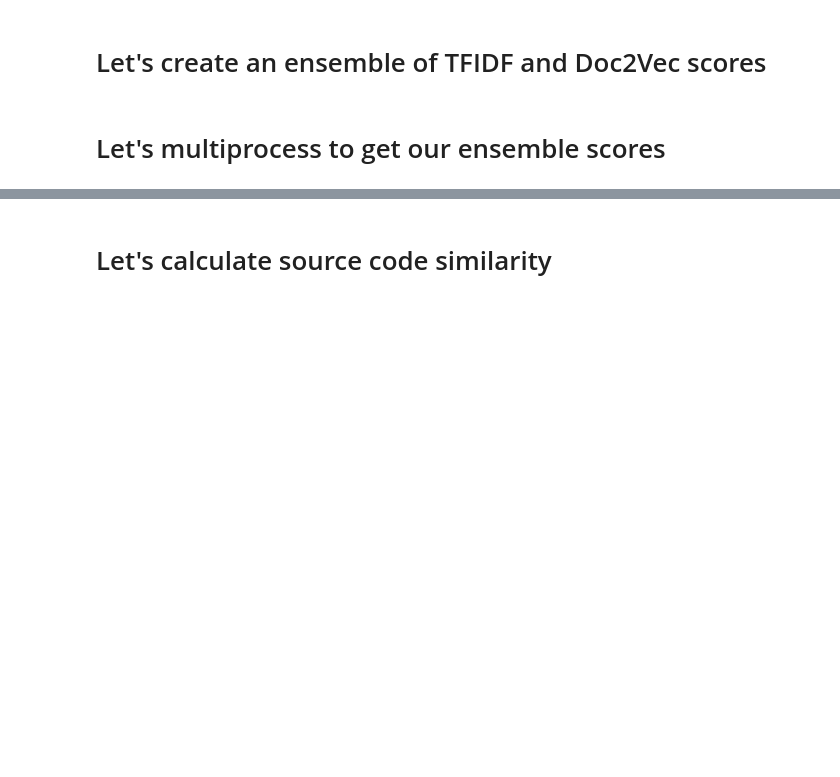
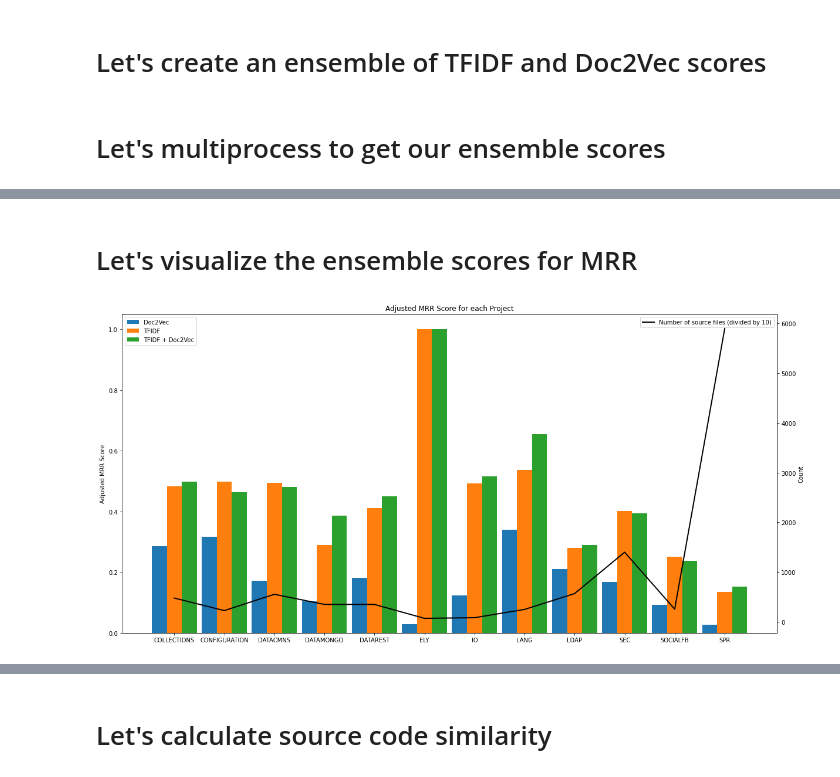
Before and after one commit to Tijunel/ENSF544-FINAL, a Jupyter notebook: Justinas_Tijunelis_ENSF544_Final.ipynb, the cells around one changed output, grey strips where cells are left out. Drawn from its saved outputs; the diff is of its cells as text; code cells hidden in the pictures; blank space fills up the shorter version.

Commit message:
Finished some plotting

```diff
--- a/Justinas_Tijunelis_ENSF544_Final.ipynb
+++ b/Justinas_Tijunelis_ENSF544_Final.ipynb
@@ -1418,0 +1400,38 @@ ValueError: max() arg is an empty sequence
+# %%
+testing_reports['final_scores'] = np.empty((len(testing_reports), 0)).tolist()
+testing_reports['final_scores'] = testing_bug_reports['final_scores']
+create_ensemble(testing_reports)
+# %% [markdown]
+# Let's visualize the ensemble scores for MRR
+# %%
+# Get the bug and source file counts
+bug_report_counts = [(project, len(group)) for project, group in bug_reports.groupby('project')]
+source_file_counts = [(project, len(group)) for project, group in source_files.groupby('project')]
+
+# Calculate and plot the MRR
+method2_scores = calculate_scores(testing_reports, calculate_adjusted_MRR, 'adjusted_MRR', 'similarities')
+method3_scores = calculate_scores(testing_reports, calculate_adjusted_MRR, 'adjusted_MRR', 'd2v_similarities')
+project_scores = calculate_scores(testing_reports, calculate_adjusted_MRR, 'adjusted_MRR', 'ensemble_scores')
+
+# Plot the bars
+fig, ax1 = plt.subplots()
+fig.set_size_inches(20, 10)
+ax1.set_ylabel('Adjusted MRR Score')
+labels = list(method2_scores.keys())
+x = np.arange(len(labels))
+width = 0.3
+ax1.bar(x - 0.3, list(method3_scores.values()), width, label="Doc2Vec", tick_label=list(method3_scores.keys()))
+ax1.bar(x + 0.0, list(method2_scores.values()), width, label="TFIDF")
+ax1.bar(x + 0.3, list(project_scores.values()), width, label="TFIDF + Doc2Vec")
+ax1.legend(loc = "upper left")
+
+ax2 = ax1.twinx()
+ax2.set_ylabel('Count')
+ax2.plot([p[0] for p in source_file_counts], [p[1] for p in source_file_counts], label = "Number of source files", color="black", linewidth=2)
+ax2.legend(loc="upper right")
+
+plt.title('Adjusted MRR Score for each Project')
+plt.legend()
+plt.show()
+# %% [output]
+[figure, added]
```
Also changed, not shown: parts of 14 cells of this notebook, 1 other file.
